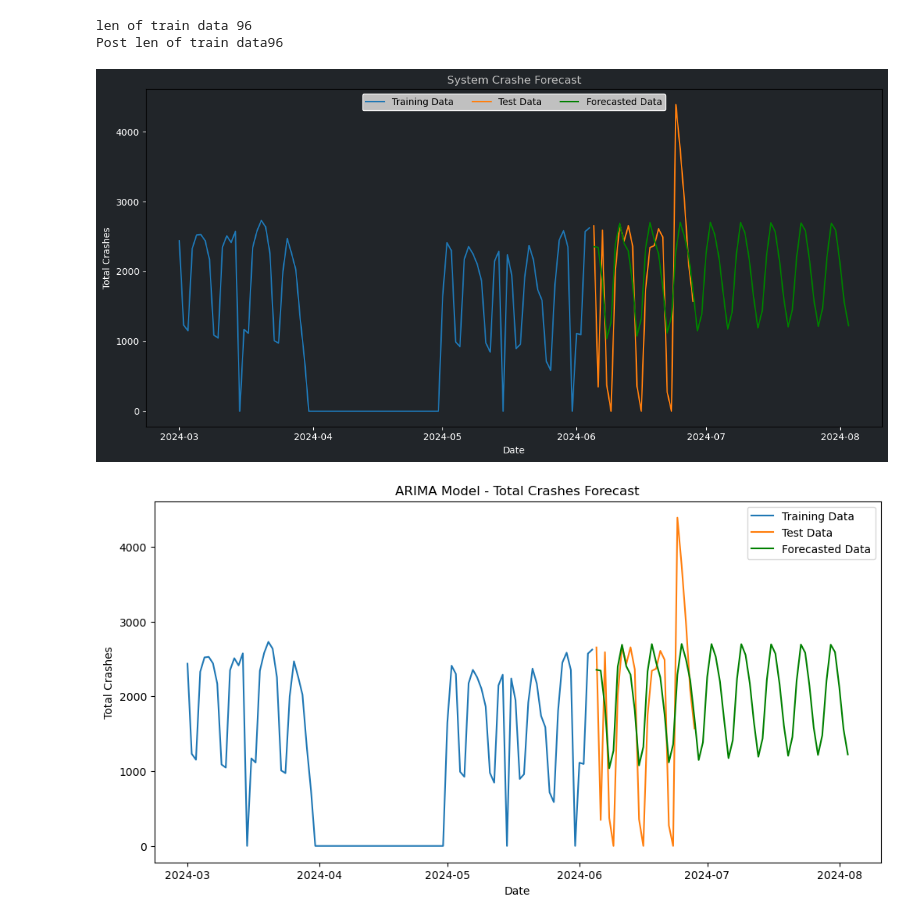
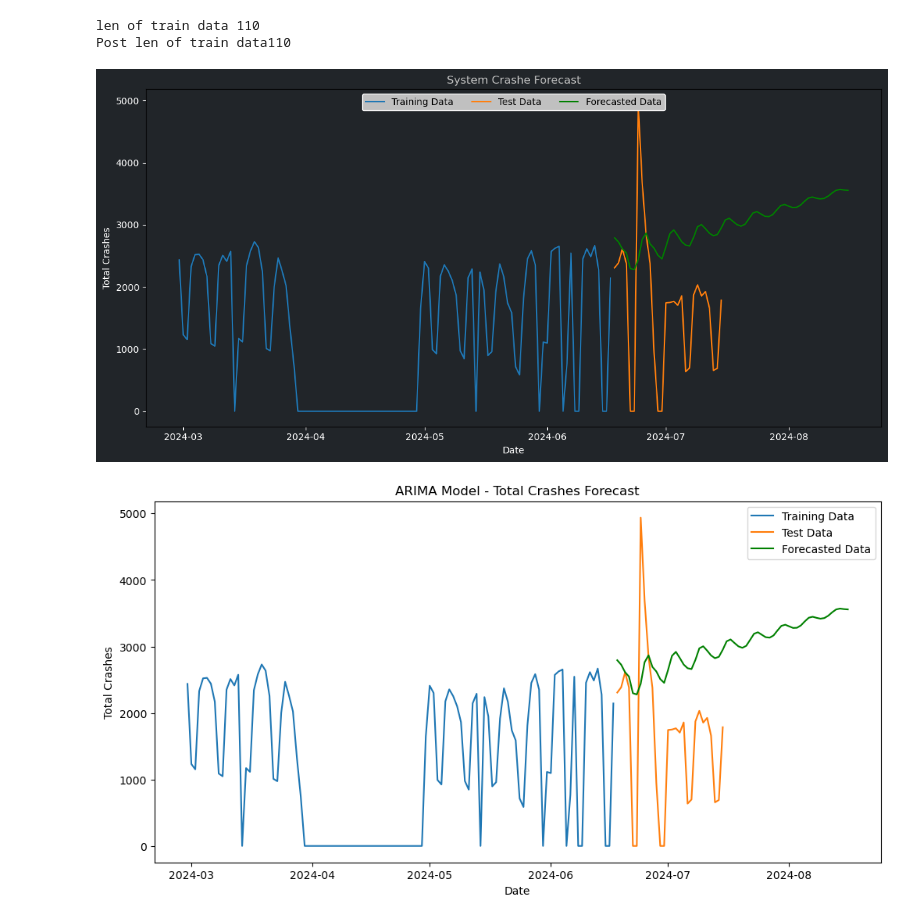
Before and after one commit to isurabhi/sentinel_ops, a Jupyter notebook: ml_model/Crash_Codes.ipynb, the cells around one changed output. Saved outputs shown, nothing was run; the diff lists cells and outputs as text; code cells hidden in the pictures.

```diff
--- a/ml_model/Crash_Codes.ipynb
+++ b/ml_model/Crash_Codes.ipynb
@@ -1,8 +1,12 @@
 # %%
+import dns.resolver
 from pymongo import MongoClient
 import numpy as np
 
-client = MongoClient("mongodb://localhost:27017")
+dns.resolver.default_resolver = dns.resolver.Resolver(configure=False)
+dns.resolver.default_resolver.nameservers = ['20.236.44.162', '20.236.44.162']
+#client = MongoClient("mongodb://localhost:27017")
+client = MongoClient("mongodb+srv://isurabhi:mIR8ps4bDv0u7o@aisentinelops.mongocluster.cosmos.azure.com/?tls=true&authMechanism=SCRAM-SHA-256&retrywrites=false&maxIdleTimeMS=120000")
 db = client["sentinel_ops_db"]
 #collection = db["ms_teams_freezes"]
 collection = db["device_crashes"]
@@ -44,7 +48,7 @@ train_data, test_data = train_test_split(daily_crashes, test_size=0.2, shuffle=F
 #train_data, test_data = daily_crashes[:train_size], daily_crashes[train_size:]
 
 #time_series = train_data.iloc[:, :]
-order=(7, 1, 1)
+order=(3, 2, 1)
 
 # np_array = np.asarray(train_data['total_crash'], dtype=np.float64)
 
@@ -90,34 +94,34 @@ ax.xaxis.label.set_color('white')
 ax.yaxis.label.set_color('white')
 # Set labels for axes
 plt.xlabel('Date')
 plt.ylabel('Total Crashes')
 plt.title('System Crashe Forecast', color='silver')
 
 # Create a legend outside the graph area on the right side
 #plt.legend(loc='upper left', bbox_to_anchor=(1, 1), frameon=False)
 #plt.legend(loc='center left', bbox_to_anchor=(1, 0.5), ncol=1, facecolor='black', edgecolor='white', framealpha=1)
 #plt.legend(loc='upper left', bbox_to_anchor=(1, 0.5), ncol=1, facecolor='silver', edgecolor='white', framealpha=1)
 plt.legend(loc='upper center', ncol=3, facecolor='silver', edgecolor='white', framealpha=1)
 # Adjust the layout to make room for the legend
 plt.tight_layout()
 
 # Show the plot
 plt.show()
 
 
 #Plot graph of training set, Test set and Algorithm prediction on Test set
 plt.figure(figsize=(12, 6))
 plt.plot(train_data['total_crash'].resample('D').sum(), label='Training Data')
 plt.plot(test_data['total_crash'].resample('D').sum(), label='Test Data')
 plt.plot(forecast_df['predicted_mean'].resample('D').sum(), label='Forecasted Data', color='green')
 
 plt.xlabel('Date')
 plt.ylabel('Total Crashes')
 plt.title('ARIMA Model - Total Crashes Forecast')
 plt.legend()
 plt.show()
 # %% [output]
-len of train data 96
-Post len of train data96
+len of train data 110
+Post len of train data110
-[figure, old version]
+[figure, new version]
-[figure, old version]
+[figure, new version]
```
Also changed, not shown: 4 other files.
